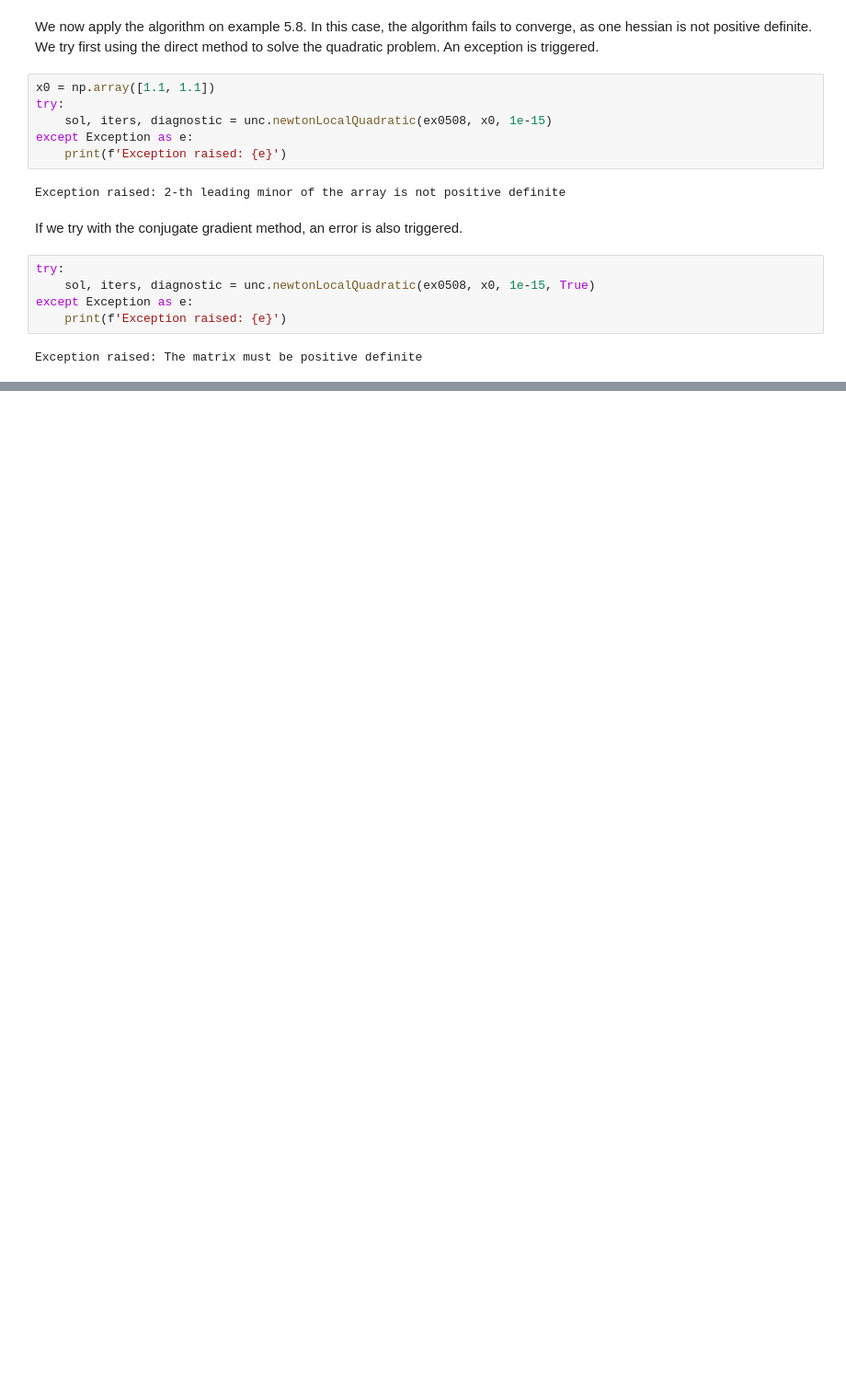
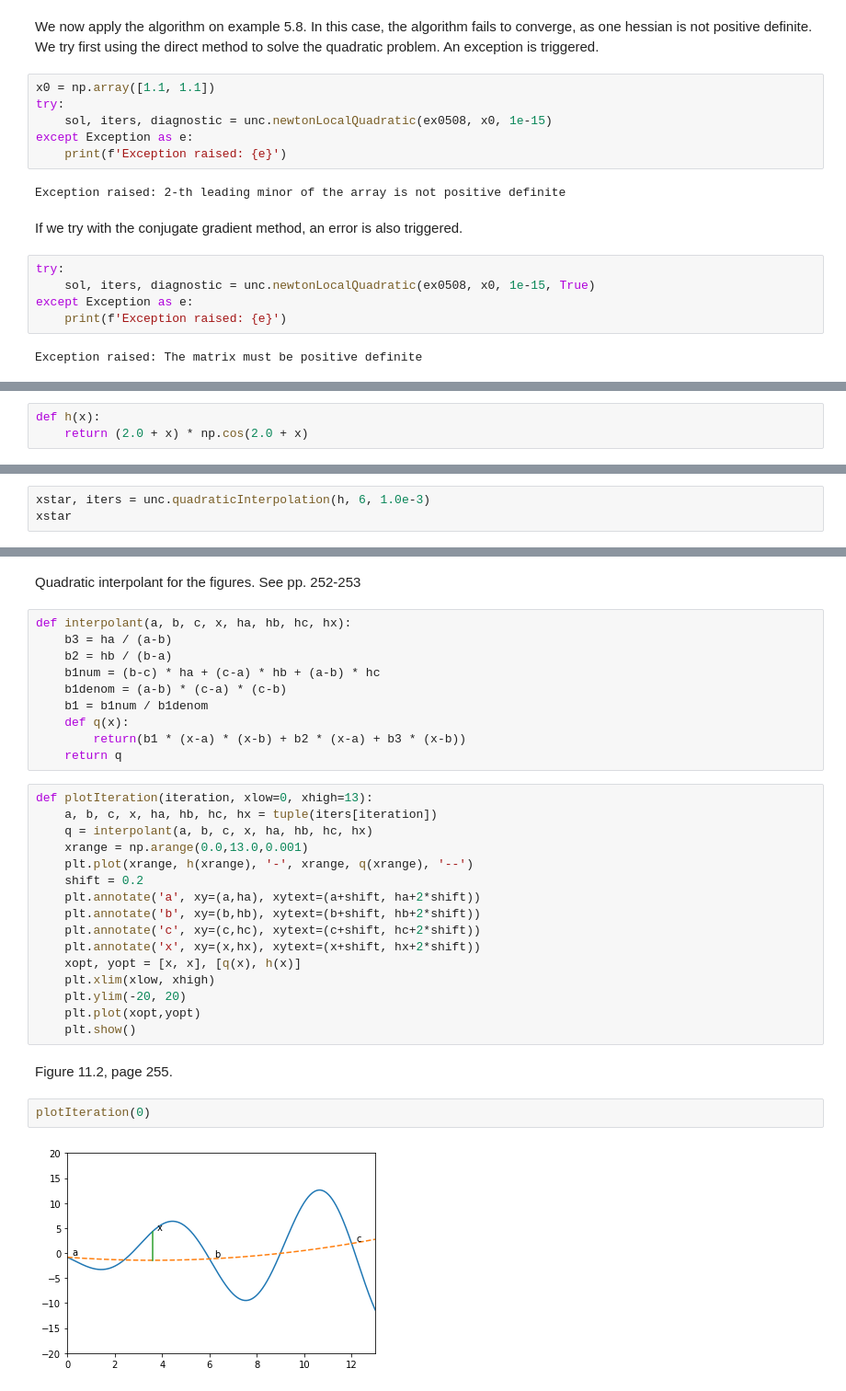
Before and after one commit to michelbierlaire/optimization-book, a Jupyter notebook: notebooks/unconstrained.ipynb, the cells around one changed output, grey strips where cells are left out. Shown at 92% size. Drawn from its saved outputs; the diff is of its cells as text; blank space fills up the shorter version.

```diff
--- a/notebooks/unconstrained.ipynb
+++ b/notebooks/unconstrained.ipynb
@@ -267,0 +274,3 @@ Exception raised: The matrix must be positive definite
+# %%
+def h(x):
+    return (2.0 + x) * np.cos(2.0 + x)
@@ -267,0 +287,3 @@ Exception raised: The matrix must be positive definite
+# %%
+xstar, iters = unc.quadraticInterpolation(h, 6, 1.0e-3)
+xstar
@@ -267,0 +324,34 @@ Exception raised: The matrix must be positive definite
+# %% [markdown]
+Quadratic interpolant for the figures. See pp. 252-253
+# %%
+def interpolant(a, b, c, x, ha, hb, hc, hx):
+    b3 = ha / (a-b)
+    b2 = hb / (b-a)
+    b1num = (b-c) * ha + (c-a) * hb + (a-b) * hc
+    b1denom = (a-b) * (c-a) * (c-b)
+    b1 = b1num / b1denom
+    def q(x):
+        return(b1 * (x-a) * (x-b) + b2 * (x-a) + b3 * (x-b))
+    return q
+# %%
+def plotIteration(iteration, xlow=0, xhigh=13):
+    a, b, c, x, ha, hb, hc, hx = tuple(iters[iteration])
+    q = interpolant(a, b, c, x, ha, hb, hc, hx)
+    xrange = np.arange(0.0,13.0,0.001)
+    plt.plot(xrange, h(xrange), '-', xrange, q(xrange), '--')
+    shift = 0.2
+    plt.annotate('a', xy=(a,ha), xytext=(a+shift, ha+2*shift))
+    plt.annotate('b', xy=(b,hb), xytext=(b+shift, hb+2*shift))
+    plt.annotate('c', xy=(c,hc), xytext=(c+shift, hc+2*shift))
+    plt.annotate('x', xy=(x,hx), xytext=(x+shift, hx+2*shift))
+    xopt, yopt = [x, x], [q(x), h(x)]
+    plt.xlim(xlow, xhigh)
+    plt.ylim(-20, 20)
+    plt.plot(xopt,yopt)
+    plt.show()
+# %% [markdown]
+Figure 11.2, page 255.
+# %%
+plotIteration(0)
+# %% [output]
+[figure, added]
```
Also changed, not shown: parts of 15 cells of this notebook.
